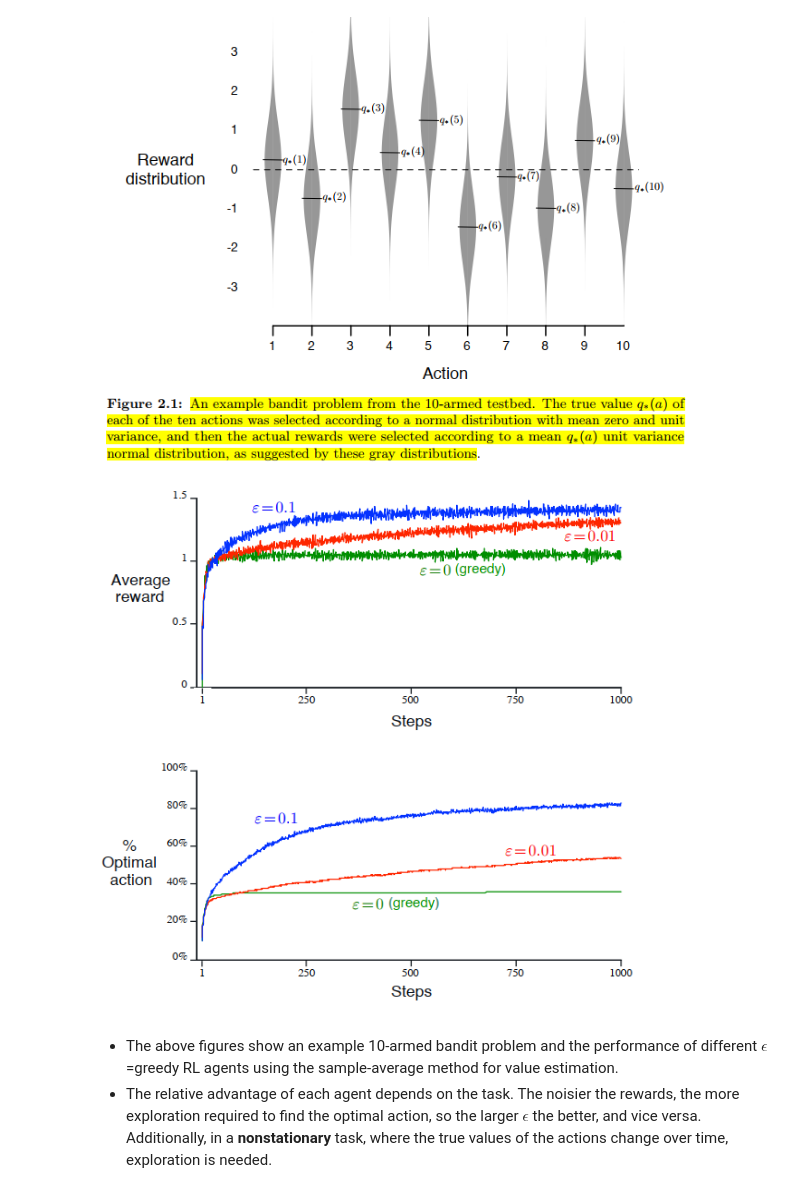
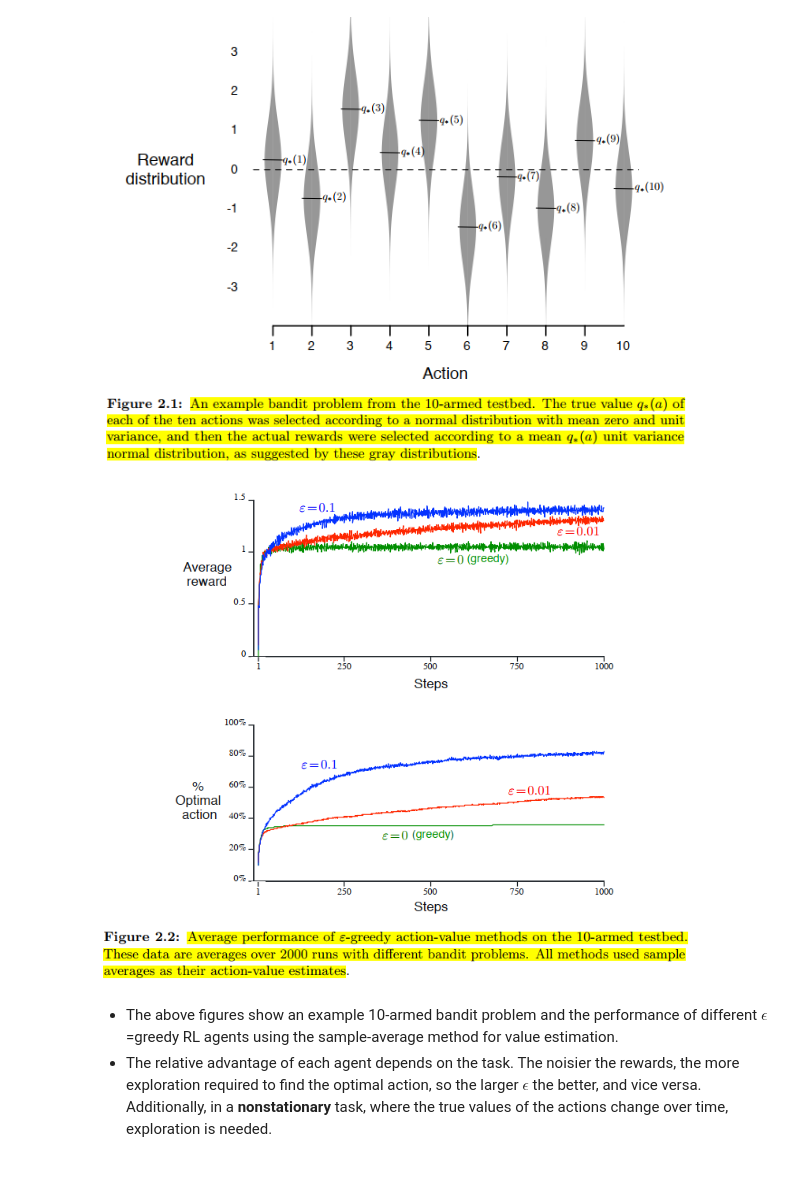
Before and after one commit to jkbhagatio/rl_sutton_barto_2e, a Jupyter notebook: rl2e/ch2/ch2.ipynb, the cells around one changed output. Drawn from its saved outputs; the diff is of its cells as text; code cells hidden in the pictures.

```diff
--- a/rl2e/ch2/ch2.ipynb
+++ b/rl2e/ch2/ch2.ipynb
@@ -1,16 +1,19 @@
 # %%
 from IPython.display import Image
 
+from matplotlib import pyplot as plt
 import numpy as np
 from numpy.random import normal, binomial, choice
 import pandas as pd
 from scipy import stats
-
-from matplotlib import pyplot as plt
 import seaborn as sns
 
+from rl2e.ch2 import bandits
+
+
 px = 1 / plt.rcParams["figure.dpi"]  # pixel in inches
-plt.rcParams["figure.figsize"] = (800 * px, 600 * px)
+plt.rcParams["figure.figsize"] = (600 * px, 400 * px)
+%matplotlib widget
 # %% [markdown]
 ## 2.1 K-armed Bandit Problems
 
@@ -49,9 +52,9 @@ Image(r"ch2/ten_armed_testbed_distributions.png", width=600, height=400)
 # %% [output]
 [figure]
 # %%
-Image(r"ch2/ten_armed_testbed_performance.png", width=600, height=400)
+Image(r"images/ten_armed_testbed_performance.png", width=600, height=400)
 # %% [output]
-[figure, old version]
+[figure, new version]
 # %% [markdown]
 - The above figures show an example 10-armed bandit problem and the performance of different $\epsilon$=greedy RL agents using the sample-average method for value estimation.
 - The relative advantage of each agent depends on the task. The noisier the rewards, the more exploration required to find the optimal action, so the larger $\epsilon$ the better, and vice versa. Additionally, in a **nonstationary** task, where the true values of the actions change over time, exploration is needed.
```
Also changed, not shown: parts of 21 cells of this notebook, 11 other files.
